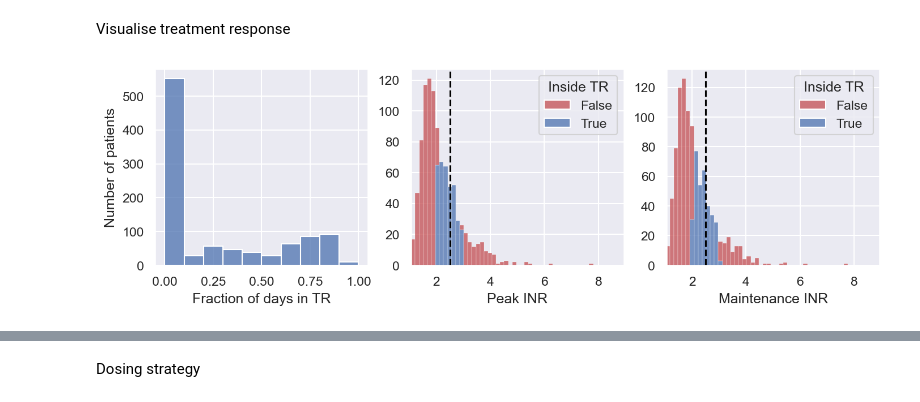
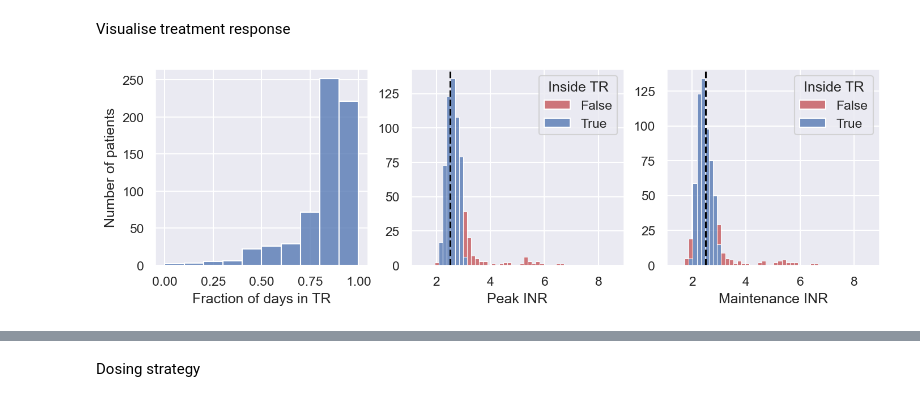
Before and after one commit to DavAug/mipd-warfarin, a Jupyter notebook: results/1_systems_pharmacology_model/results.ipynb, the cells around one changed output, grey strips where cells are left out. Saved outputs shown, nothing was run; the diff lists cells and outputs as text; code cells hidden in the pictures.

```diff
--- a/results/1_systems_pharmacology_model/results.ipynb
+++ b/results/1_systems_pharmacology_model/results.ipynb
@@ -430,7 +430,6 @@ plt.show()
 # %% [markdown]
 ## Evaluate DQN model
 # %%
-# Define model
 model, _ = define_wajima_model(patient=True, inr_test=True)
 
 # Get patient parameters
@@ -442,10 +441,10 @@ for idx, _id in enumerate(ids):
 
 # Load dosing strategy
 directory = os.path.dirname(os.getcwd())
-df_doses = pd.read_csv(
+data = pd.read_csv(
     directory + '/4_reinforcement_learning'
     '/mipd_trial_predicted_dosing_regimens.csv')
-df_doses = df_doses[df_doses['Number of observations'] == 19]
+df_doses = data[data['Number of observations'] == 19]
 
 # Convert dosing strategy to dosing regimens
 days = 19
@@ -476,6 +475,18 @@ for idx, _id in enumerate(ids):
     mask = ids == _id
     inrs_3[idx] = model.simulate(
         parameters=parameters[mask][0], times=times, vk_input=vk_input[:, idx])
+
+# Filter those individuals with INR measurements above 6
+excluded = data[data.INR > 6].ID.dropna().unique()
+temp = np.empty((inrs_3.shape[0] - len(excluded), inrs_3.shape[1]))
+idx = 0
+for _id, inrs in enumerate(inrs_3):
+    if ids[_id] in excluded:
+        continue
+    temp[idx] = inrs
+    idx += 1
+
+inrs_3 = temp
 # %% [markdown]
 Visualise treatment response
 # %%
@@ -506,35 +517,35 @@ max_inrs = np.max(inrs_3, axis=1)
 df = pd.DataFrame({
     'INR': max_inrs, 'Inside TR': (max_inrs>=2) & (max_inrs<=3)})
 sns.histplot(
     df, x='INR', hue='Inside TR', ax=axes[1], multiple='stack', binwidth=0.15,
     palette=[sns.color_palette()[3], sns.color_palette()[0]])
 axes[1].axvline(x=2.5, color='black', linestyle='dashed')
 
 # # Plot maintenance INR distirbution
 final_inrs = inrs_3[:, -1]
 df = pd.DataFrame({
     'INR': final_inrs, 'Inside TR': (final_inrs>=2) & (final_inrs<=3)})
 sns.histplot(
     df, x='INR', hue='Inside TR', ax=axes[2], multiple='stack', binwidth=0.15,
     palette=[sns.color_palette()[3], sns.color_palette()[0]])
 axes[2].axvline(x=2.5, color='black', linestyle='dashed')
 
 # Label axes
 axes[0].set_xlabel('Fraction of days in TR')
 axes[0].set_ylabel('Number of patients')
 axes[0].set_xlim([-0.05, 1.05])
 axes[1].set_xlabel('Peak INR')
 axes[1].set_ylabel('')
 axes[1].set_xlim([1.05, 8.95])
 axes[2].set_xlabel('Maintenance INR')
 axes[2].set_ylabel('')
 axes[2].set_xlim([1.05, 8.95])
 
-# plt.savefig(
-#     '9_mipd_trial_results_dqn.pdf', bbox_inches='tight')
-# plt.savefig(
-#     '9_mipd_trial_results_dqn.tif', bbox_inches='tight')
+plt.savefig(
+    '9_mipd_trial_results_dqn.pdf', bbox_inches='tight')
+plt.savefig(
+    '9_mipd_trial_results_dqn.tif', bbox_inches='tight')
 
 plt.show()
 # %% [output]
-[figure, old version]
+[figure, new version]
```
Also changed, not shown: parts of 12 cells of this notebook, 11 other files.
